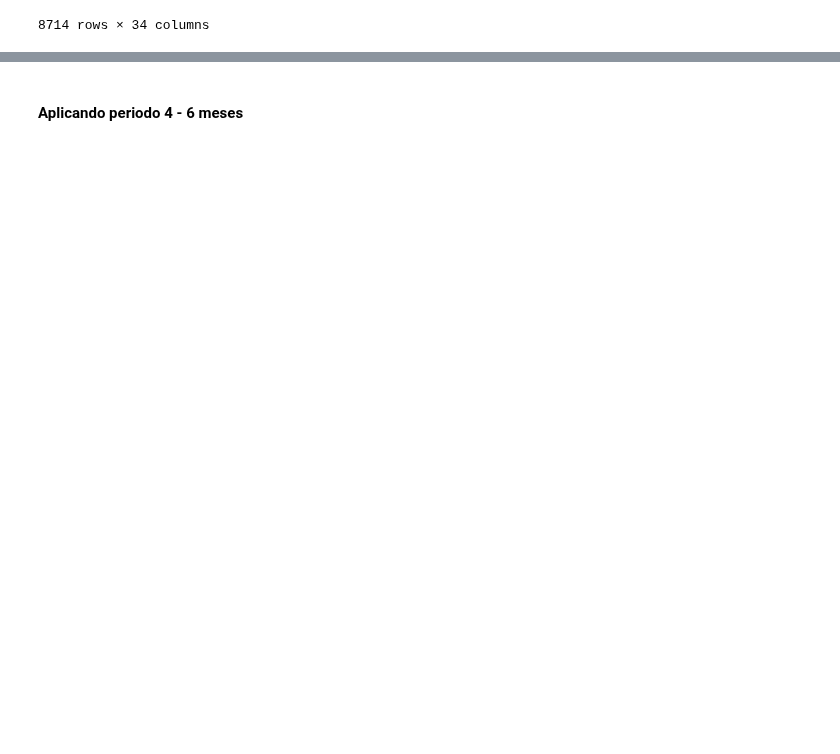
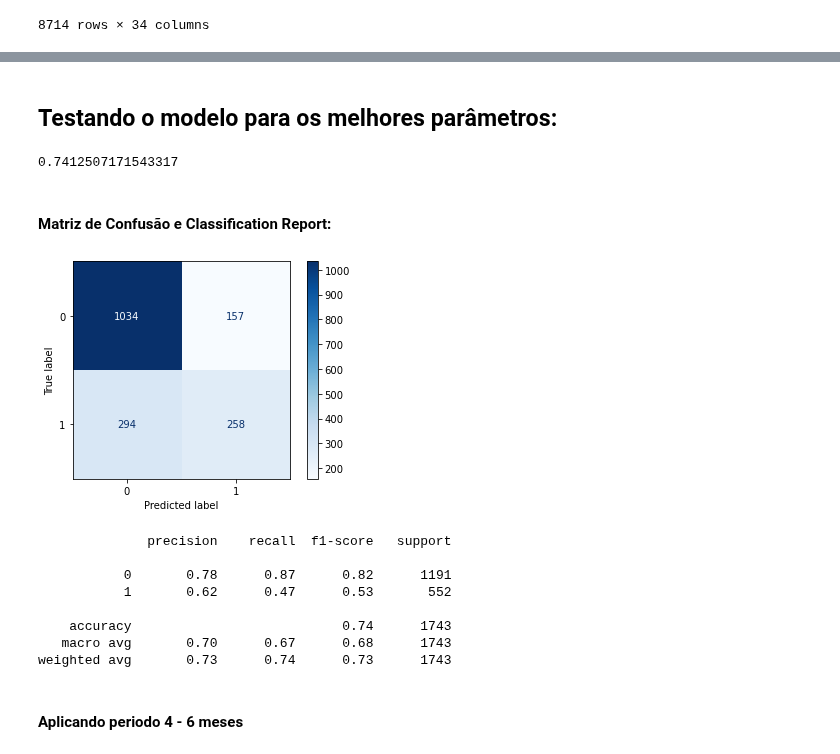
Before and after one commit to bielarnaud/Estudo_dados_de_covid, a Jupyter notebook: Codes/Gradient Boosting.ipynb, the cells around one changed output, grey strips where cells are left out. Cells and saved outputs as stored; diff of their text form; code cells hidden in the pictures; blank space fills up the shorter version.

```diff
--- a/Codes/Gradient Boosting.ipynb
+++ b/Codes/Gradient Boosting.ipynb
@@ -428,4 +524,40 @@ Best_score = 0.7306409548345957
 Best_params = {'learning_rate': 0.1, 'max_depth': 6, 'n_estimators': 200, 'subsample': 0.4}
+# %% [markdown]
+## Testando o modelo para os melhores parâmetros:
+# %%
+# parametrizando o modelo final
+final_cl_p3 = GradientBoostingClassifier(max_depth=6, n_estimators=200, learning_rate=0.1, subsample=0.4)
+
+#treinando o modelo final
+final_cl_p3.fit(X_train, y_train)
+
+
+preds = final_cl_p3.predict(X_test)
+
+accuracy_score(y_test, preds)
+# %% [output]
+0.7412507171543317
+# %% [markdown]
+#### Matriz de Confusão e Classification Report:
+# %%
+from sklearn.metrics import confusion_matrix
+import matplotlib.pyplot as plt
+from sklearn.metrics import plot_confusion_matrix
+from sklearn.metrics import classification_report
+confusion_matrix(y_test, preds)
+matrix = plot_confusion_matrix(final_cl_p3, X_test, y_test, cmap=plt.cm.Blues)
+plt.show()
+print(classification_report(y_test, preds))
+# %% [output]
+[figure, added]
+              precision    recall  f1-score   support
+
+           0       0.78      0.87      0.82      1191
+           1       0.62      0.47      0.53       552
+
+    accuracy                           0.74      1743
+   macro avg       0.70      0.67      0.68      1743
+weighted avg       0.73      0.74      0.73      1743
 # %% [markdown]
 #### Aplicando periodo 4 - 6 meses
 # %%
```
Also changed, not shown: parts of 30 cells of this notebook, 2 other files.
